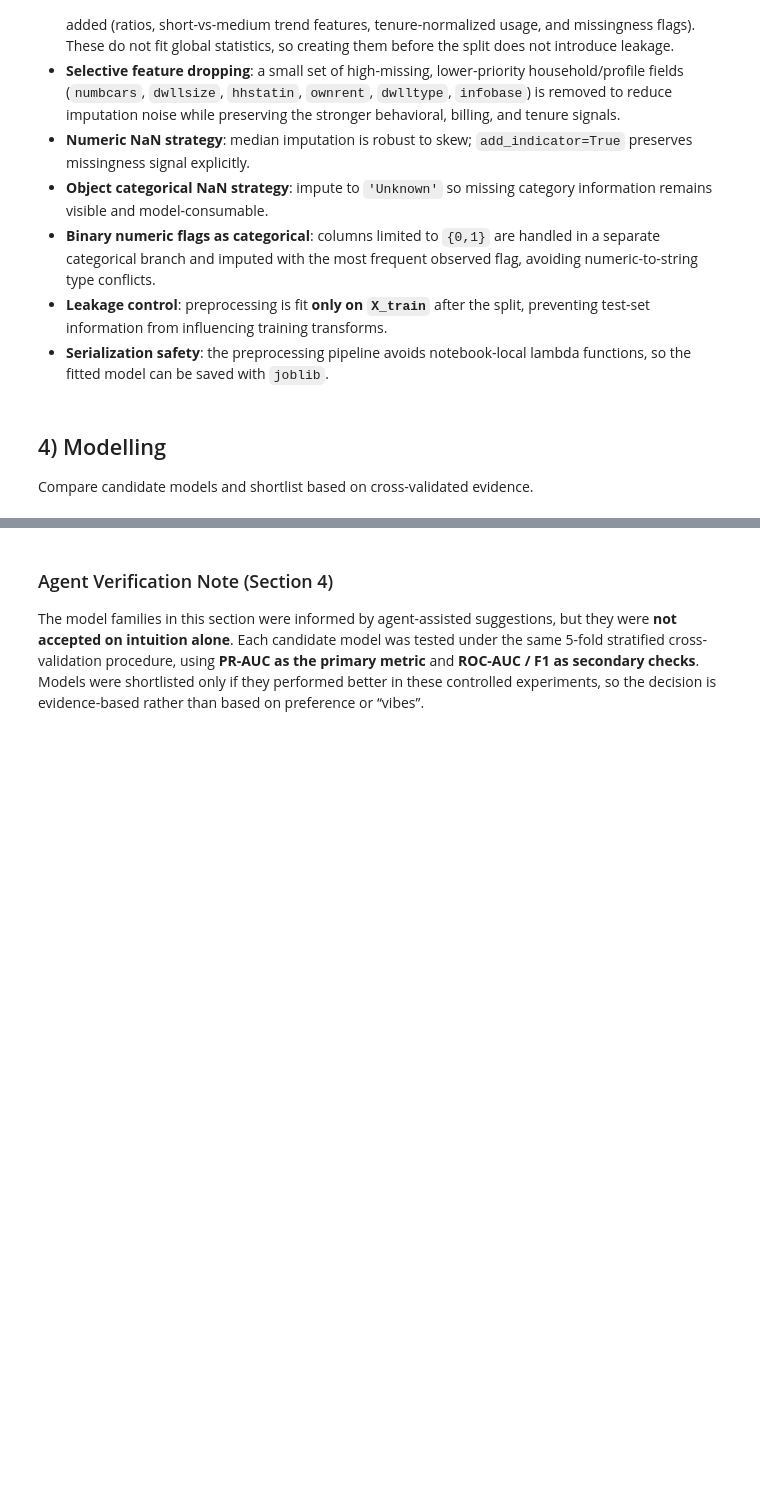
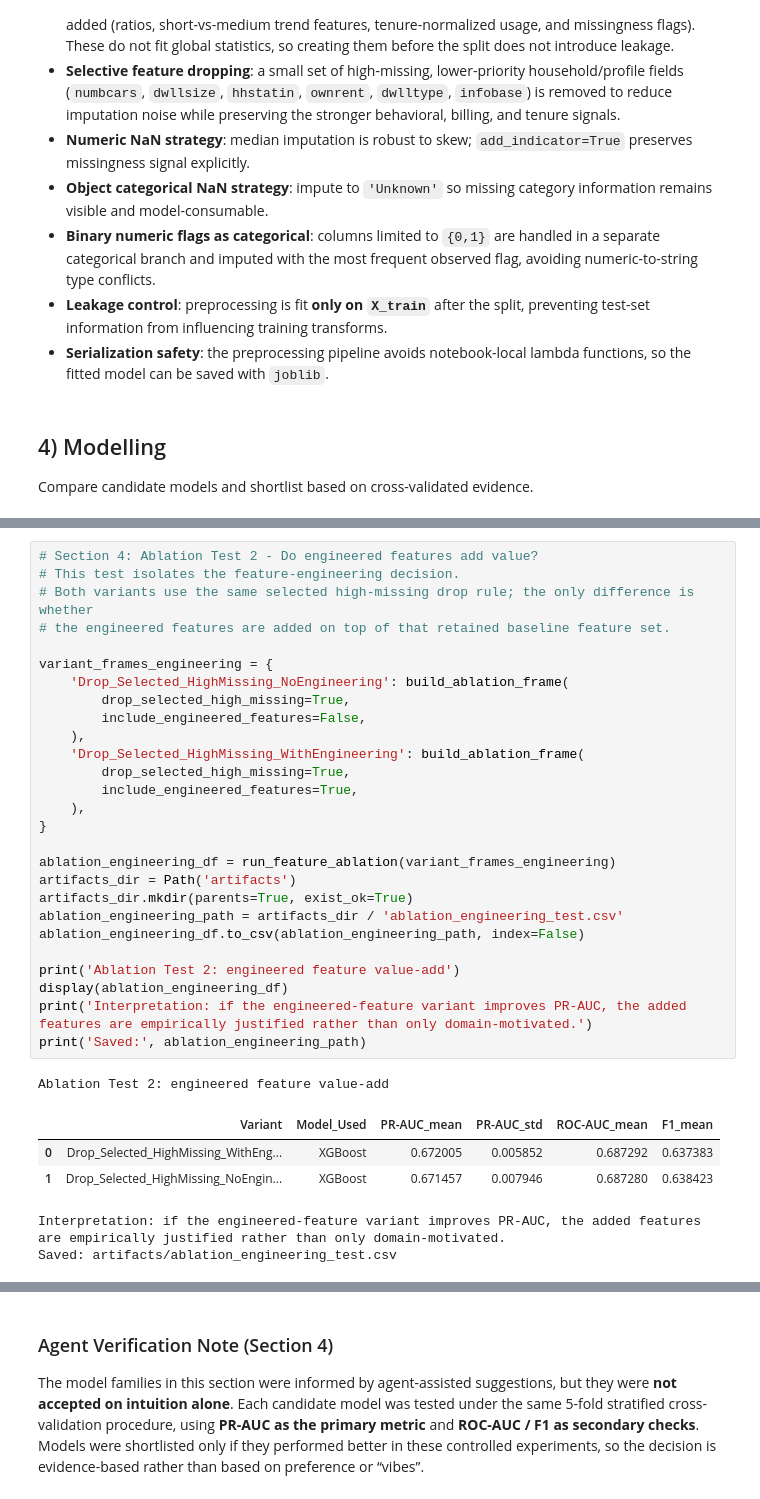
Before and after one commit to liqiangchen0606-rgb/New_Predictive, a Jupyter notebook: MSIN0097_IndividualA.ipynb, the cells around one changed output, grey strips where cells are left out. Cells and saved outputs as stored; diff of their text form; blank space fills up the shorter version.

```diff
--- a/MSIN0097_IndividualA.ipynb
+++ b/MSIN0097_IndividualA.ipynb
@@ -1126,0 +1462,34 @@ Reminder: Test set has NOT been used in Section 4.
+# %%
+# Section 4: Ablation Test 2 - Do engineered features add value?
+# This test isolates the feature-engineering decision.
+# Both variants use the same selected high-missing drop rule; the only difference is whether
+# the engineered features are added on top of that retained baseline feature set.
+
+variant_frames_engineering = {
+    'Drop_Selected_HighMissing_NoEngineering': build_ablation_frame(
+        drop_selected_high_missing=True,
+        include_engineered_features=False,
+    ),
+    'Drop_Selected_HighMissing_WithEngineering': build_ablation_frame(
+        drop_selected_high_missing=True,
+        include_engineered_features=True,
+    ),
+}
+
+ablation_engineering_df = run_feature_ablation(variant_frames_engineering)
+artifacts_dir = Path('artifacts')
+artifacts_dir.mkdir(parents=True, exist_ok=True)
+ablation_engineering_path = artifacts_dir / 'ablation_engineering_test.csv'
+ablation_engineering_df.to_csv(ablation_engineering_path, index=False)
+
+print('Ablation Test 2: engineered feature value-add')
+display(ablation_engineering_df)
+print('Interpretation: if the engineered-feature variant improves PR-AUC, the added features are empirically justified rather than only domain-motivated.')
+print('Saved:', ablation_engineering_path)
+# %% [output]
+Ablation Test 2: engineered feature value-add
+|  | Variant | Model_Used | PR-AUC_mean | PR-AUC_std | ROC-AUC_mean | F1_mean |
+| 0 | Drop_Selected_HighMissing_WithEng... | XGBoost | 0.672005 | 0.005852 | 0.687292 | 0.637383 |
+| 1 | Drop_Selected_HighMissing_NoEngin... | XGBoost | 0.671457 | 0.007946 | 0.687280 | 0.638423 |
+Interpretation: if the engineered-feature variant improves PR-AUC, the added features are empirically justified rather than only domain-motivated.
+Saved: artifacts/ablation_engineering_test.csv
```
Also changed, not shown: parts of 21 cells of this notebook, 13 other files.
